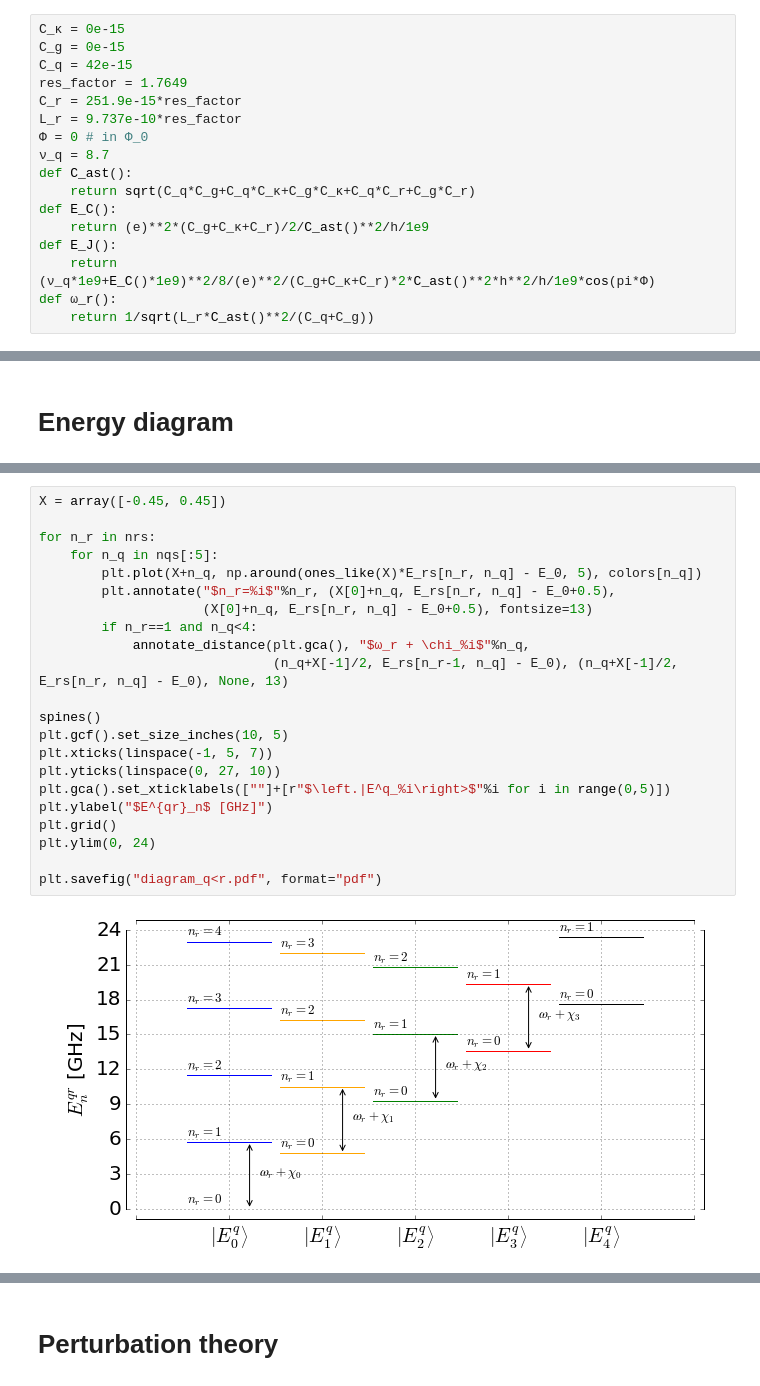
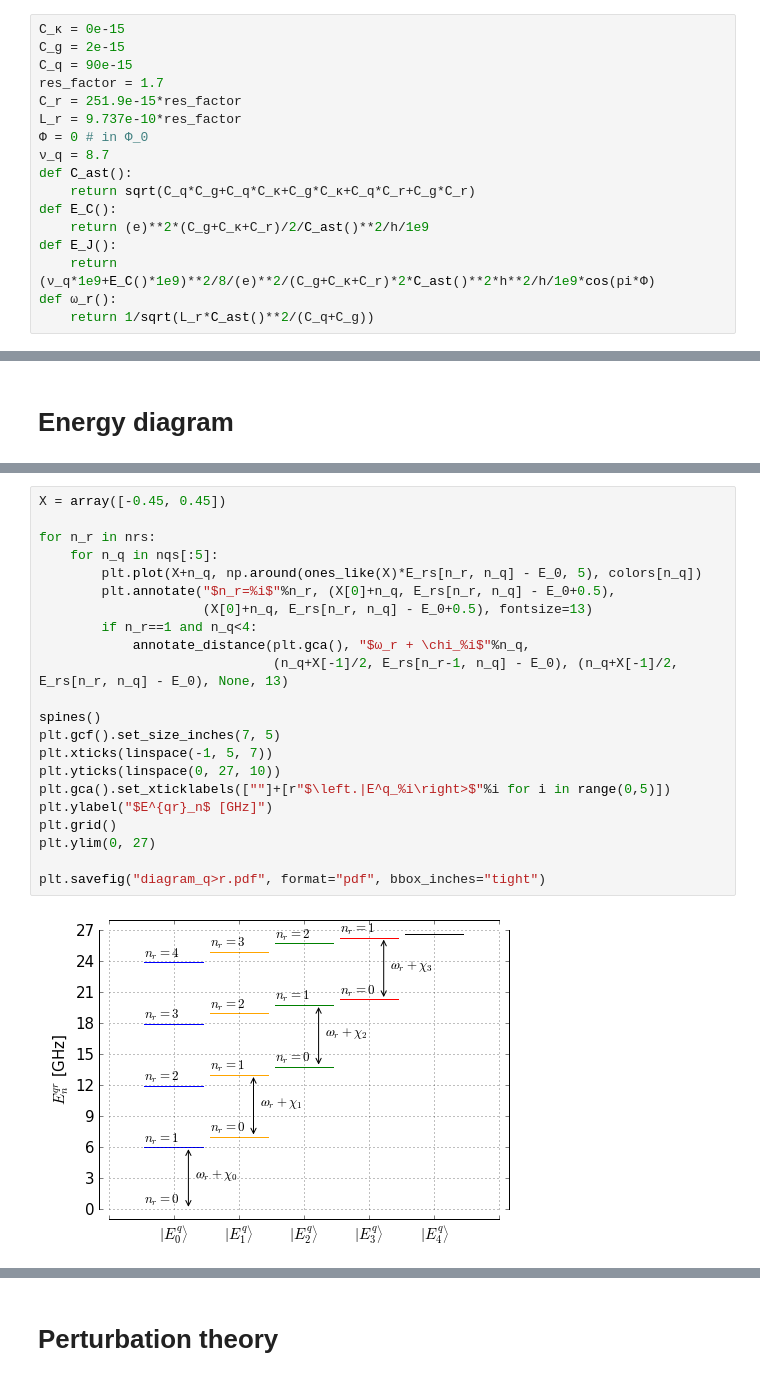
Before and after one commit to vdrhtc/Xmons, a Jupyter notebook: Qutip/CPB cQED.ipynb, the cells around one changed output, grey strips where cells are left out. Cells and saved outputs as stored; diff of their text form.

```diff
--- a/Qutip/CPB cQED.ipynb
+++ b/Qutip/CPB cQED.ipynb
@@ -33,9 +33,9 @@ font = {"size":17}
 matplotlib.rc("font", **font)
 # %%
 C_κ = 0e-15
-C_g = 0e-15
-C_q = 42e-15
-res_factor = 1.7649
+C_g = 2e-15
+C_q = 90e-15
+res_factor = 1.7
 C_r = 251.9e-15*res_factor
 L_r = 9.737e-10*res_factor
 Φ = 0 # in Φ_0
@@ -157,25 +158,25 @@ for state in evecs:
 # %%
 X = array([-0.45, 0.45])
 
 for n_r in nrs:
     for n_q in nqs[:5]:
         plt.plot(X+n_q, np.around(ones_like(X)*E_rs[n_r, n_q] - E_0, 5), colors[n_q])
         plt.annotate("$n_r=%i$"%n_r, (X[0]+n_q, E_rs[n_r, n_q] - E_0+0.5),
                      (X[0]+n_q, E_rs[n_r, n_q] - E_0+0.5), fontsize=13)
         if n_r==1 and n_q<4:
             annotate_distance(plt.gca(), "$ω_r + \chi_%i$"%n_q,
                               (n_q+X[-1]/2, E_rs[n_r-1, n_q] - E_0), (n_q+X[-1]/2, E_rs[n_r, n_q] - E_0), None, 13)
 
 spines()
-plt.gcf().set_size_inches(10, 5)
+plt.gcf().set_size_inches(7, 5)
 plt.xticks(linspace(-1, 5, 7))
 plt.yticks(linspace(0, 27, 10))
 plt.gca().set_xticklabels([""]+[r"$\left.|E^q_%i\right>$"%i for i in range(0,5)])
 plt.ylabel("$E^{qr}_n$ [GHz]")
 plt.grid()
-plt.ylim(0, 24)
+plt.ylim(0, 27)
 
-plt.savefig("diagram_q<r.pdf", format="pdf")
+plt.savefig("diagram_q>r.pdf", format="pdf", bbox_inches="tight")
 # %% [output]
-[figure, old version]
+[figure, new version]
 # %%
```
Also changed, not shown: parts of 24 cells of this notebook, 15 other files.
